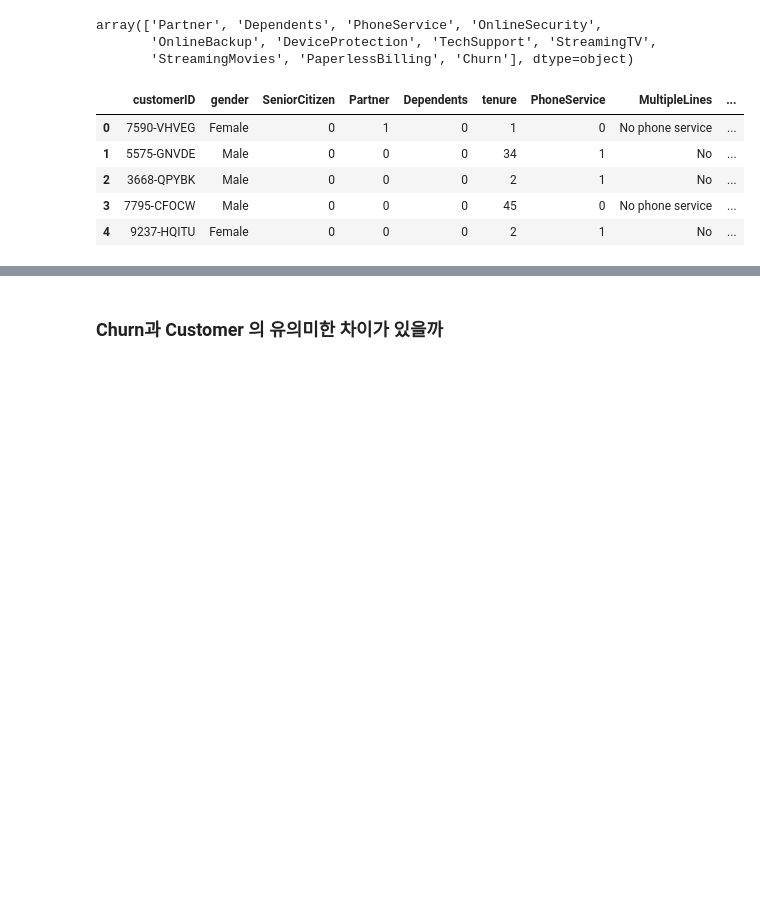
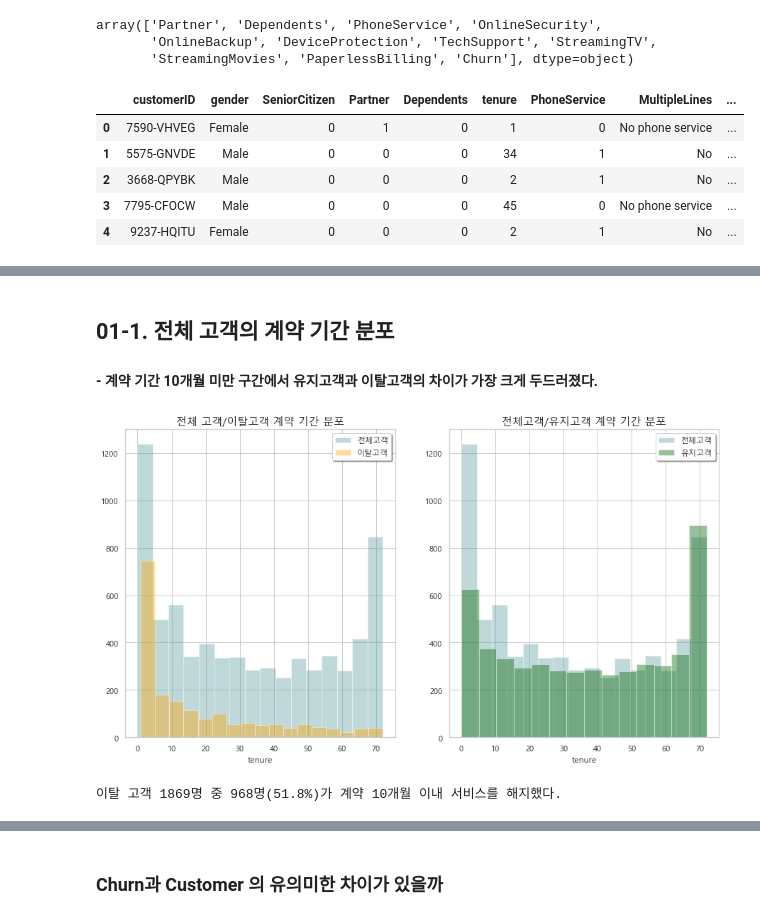
Before and after one commit to h33sun/Lets-EDA, a Jupyter notebook: Telecom _Churn_prediction.ipynb, the cells around one changed output, grey strips where cells are left out. Cells and saved outputs as stored; diff of their text form; code cells hidden in the pictures; blank space fills up the shorter version.

```diff
--- a/Telecom _Churn_prediction.ipynb
+++ b/Telecom _Churn_prediction.ipynb
@@ -165,0 +177,35 @@ churns.corr()
+# %% [markdown]
+## 01-1. 전체 고객의 계약 기간 분포
+
+#
+
+#### - 계약 기간 10개월 미만 구간에서 유지고객과 이탈고객의 차이가 가장 크게 두드러졌다.
+# %%
+plt.figure(figsize = (15,8))
+plt.subplot(121)
+
+plt.title('전체 고객/이탈고객 계약 기간 분포', fontsize = 15)
+sns.distplot(data['tenure'], color = 'cadetblue', kde = False)
+sns.distplot(churns['tenure'], color = 'orange', kde = False)
+plt.legend(['전체고객', '이탈고객'], shadow = True)
+# sns.distplot(customers['tenure'], color = 'orange', kde = False)
+
+plt.subplot(122)
+plt.title('전체고객/유지고객 계약 기간 분포', fontsize = 15)
+sns.distplot(data['tenure'], color = 'cadetblue', kde = False)
+# sns.distplot(churns['tenure'], color = 'orange', kde = False)
+sns.distplot(customers['tenure'], color = 'darkgreen', kde = False)
+plt.legend(['전체고객', '유지고객'], shadow = True)
+
+plt.show()
+# %% [output]
+[figure, added]
+# %%
+print('이탈 고객 {}명 중 {}명({}%)가 계약 10개월 이내 서비스를 해지했다.'.format
+      (
+      len(churns),
+      len(churns[churns['tenure']<=10]),
+      round(len(churns[churns['tenure']<=10])/len(churns)*100,1))
+     )
+# %% [output]
+이탈 고객 1869명 중 968명(51.8%)가 계약 10개월 이내 서비스를 해지했다.
```
Also changed, not shown: parts of 39 cells of this notebook.
